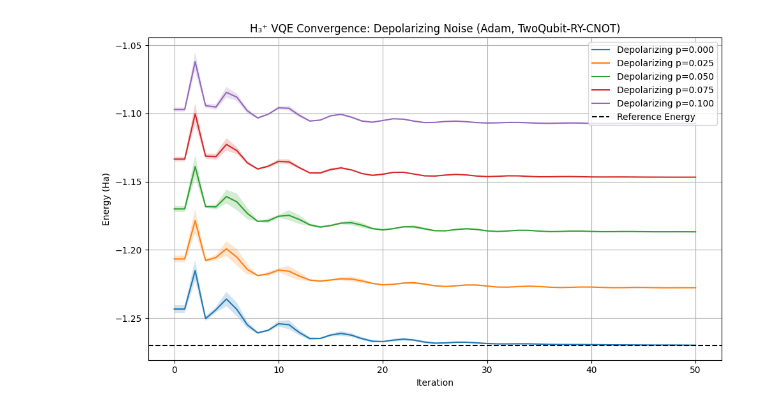
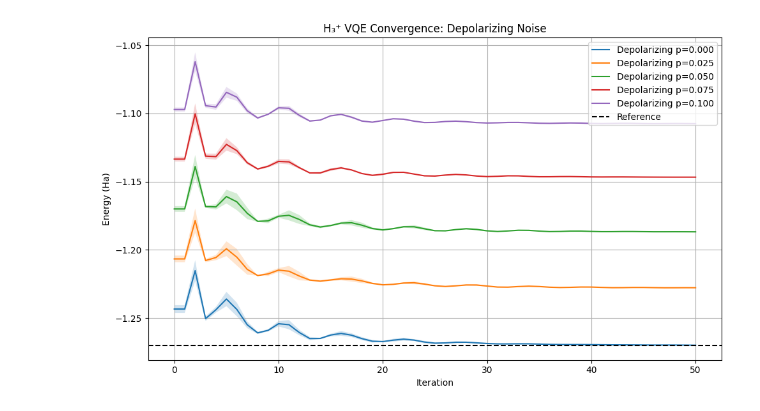
Before and after one commit to SidRichardsQuantum/Variational_Quantum_Eigensolver, a Jupyter notebook: notebooks/vqe/H3plus/Noise_Scan.ipynb, the cells around one changed output. Cells and saved outputs as stored; diff of their text form; code cells hidden in the pictures.

```diff
--- a/notebooks/vqe/H3plus/Noise_Scan.ipynb
+++ b/notebooks/vqe/H3plus/Noise_Scan.ipynb
@@ -174,52 +232,58 @@ def compute_noise_stats(noise_values, ansatz_name=None,
+# %%
+# Reference noiseless states & energies
+
+noiseless_results = [
+    run_vqe_with_cache(s, noisy=False, optimizer_name=optimizer_name)
+    for s in seeds
+]
+
+noiseless_energies = [r[0][-1] for r in noiseless_results]
+noiseless_states = [r[2] for r in noiseless_results]
+
+reference_energy = np.mean(noiseless_energies)
+pure_state = noiseless_states[0]
 # %%
-# Pure state and energy from noiseless run
-noiseless_results = [run_vqe_with_cache(s, noisy=False, optimizer_name=optimizer_name) for s in seeds]
+# Convergence curves under noise
 
-# Extract energies and states from the same runs
-noiseless_energies = [r[0][-1] for r in noiseless_results]
-noiseless_states   = [r[2] for r in noiseless_results]
+plt.figure(figsize=(10, 6))
+noise_type = "Depolarizing"
 
-# Use first state as reference
-reference_energy = np.mean(noiseless_energies)
-pure_state = noiseless_states[0]
+for p in noise_levels:
 
-# Plot energy convergence vs iteration for different noise levels
-plt.figure(figsize=(10, 6))
-noise_type = "Depolarizing"  # or "Amplitude"
-for p in noise_levels:
     all_energies = []
     for s in seeds:
-        energies, _, _ = run_vqe_with_cache(
+        E, _, _ = run_vqe_with_cache(
             seed=s,
             noisy=True,
             dep_prob=(p if noise_type == "Depolarizing" else 0.0),
             amp_prob=(p if noise_type == "Amplitude" else 0.0),
             optimizer_name=optimizer_name,
         )
-        all_energies.append(energies)
+        all_energies.append(E)
 
-    # Align length (some runs may have slightly different number of recorded points)
     min_len = min(len(e) for e in all_energies)
-    truncated = np.array([e[:min_len] for e in all_energies])
+    arr = np.array([e[:min_len] for e in all_energies])
 
-    mean_energy = np.mean(truncated, axis=0)
-    std_energy = np.std(truncated, axis=0)
+    mean_energy = arr.mean(axis=0)
+    std_energy = arr.std(axis=0)
 
-    plt.fill_between(range(min_len),
-                     mean_energy - std_energy,
-                     mean_energy + std_energy,
-                     alpha=0.2)
+    plt.fill_between(
+        range(min_len),
+        mean_energy - std_energy,
+        mean_energy + std_energy,
+        alpha=0.2,
+    )
     plt.plot(range(min_len), mean_energy, label=f"{noise_type} p={p:.3f}")
 
-plt.axhline(reference_energy, color='k', linestyle='--', label='Reference Energy')
+plt.axhline(reference_energy, color="k", linestyle="--", label="Reference")
 plt.xlabel("Iteration")
 plt.ylabel("Energy (Ha)")
-plt.title(f"H₃⁺ VQE Convergence: {noise_type} Noise ({optimizer_name}, {ansatz_desc})")
+plt.title(f"H₃⁺ VQE Convergence: {noise_type} Noise")
 plt.legend()
 plt.grid(True)
 plt.tight_layout()
-plt.savefig(f"{IMG_DIR}/H3plus_{noise_type}_Convergence_{optimizer_name}_{ansatz_desc}.png", dpi=300)
+plt.savefig(f"{IMG_DIR}/H3plus_{noise_type}_Convergence.png", dpi=300)
 plt.show()
 # %% [output]
-[figure, old version]
+[figure, new version]
 # %%
```
Also changed, not shown: parts of 11 cells of this notebook, 10 other files.
